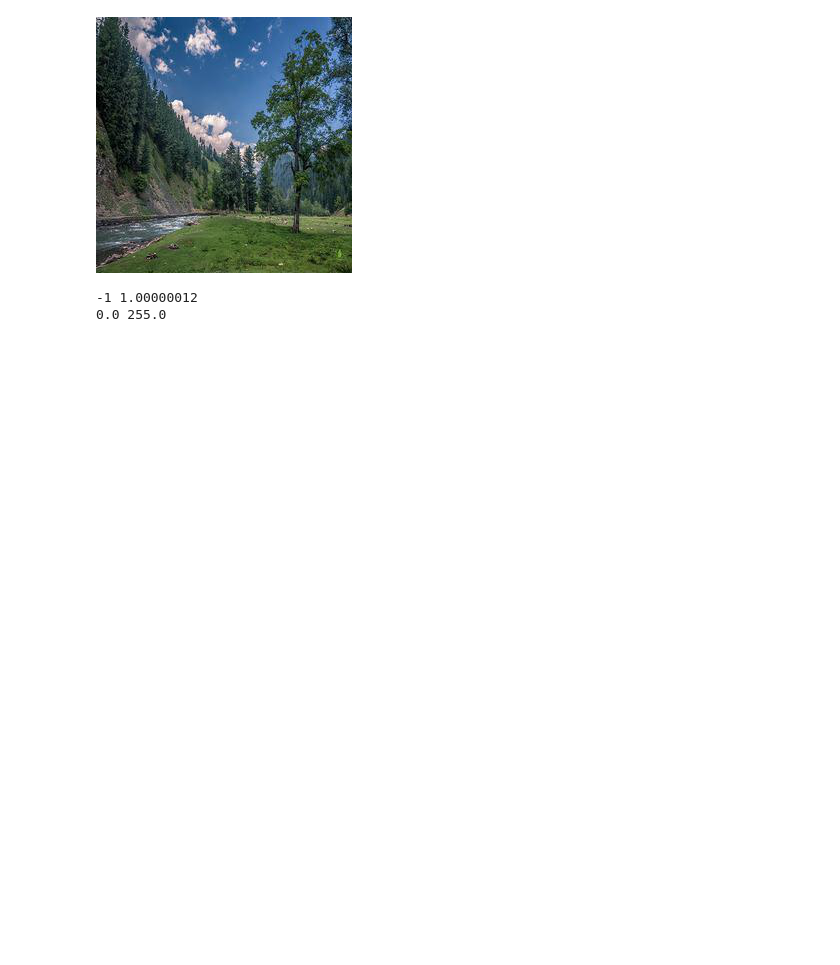
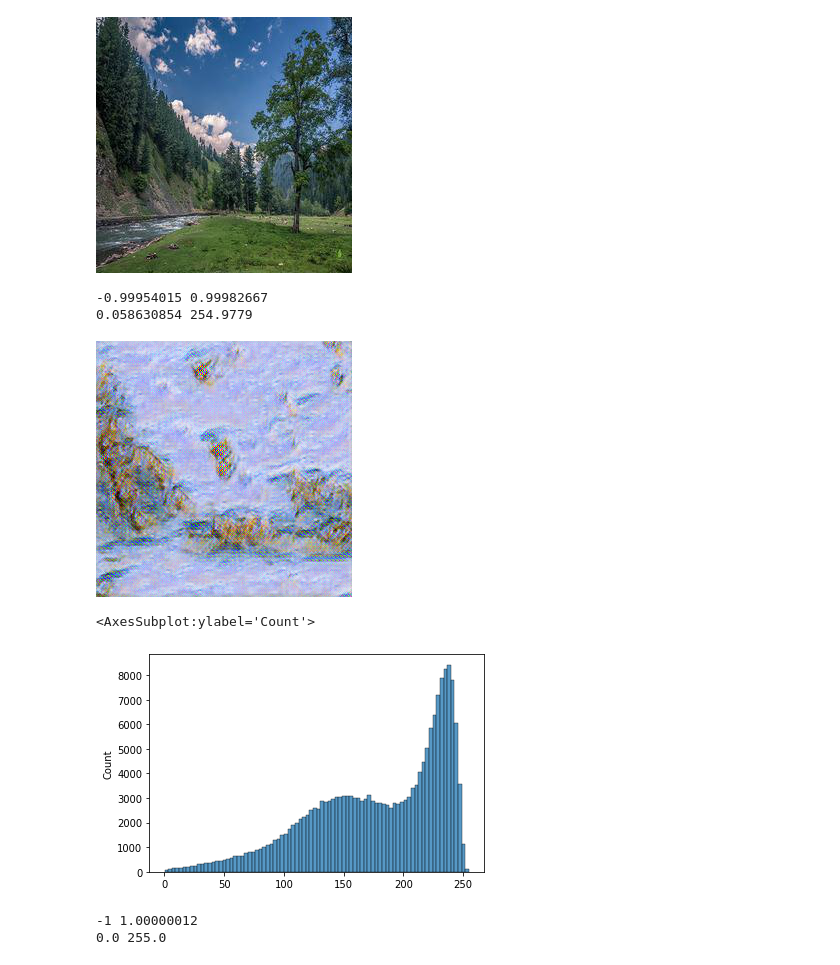
Before and after one commit to phil-hoang/GANs_Code, a Jupyter notebook: experiments/real_time_style_transfer/real_time_style_transfer.ipynb, the cells around one changed output. Drawn from its saved outputs; the diff is of its cells as text; code cells hidden in the pictures; blank space fills up the shorter version.

```diff
--- a/experiments/real_time_style_transfer/real_time_style_transfer.ipynb
+++ b/experiments/real_time_style_transfer/real_time_style_transfer.ipynb
@@ -341,7 +347,7 @@ transform_network = get_uncompiled_model()
 #transform_network = get_test_model()
 
 # Load weights
-transform_network.load_weights("models/853f8d711f_epochs2_batchSize2_testLarge")
+transform_network.load_weights("models/732d76a469_epochs700_batchSize2_testLarge")
 
 
 @tf.function
@@ -425,38 +417,0 @@ Current loss for one batch at step 0: 9127878656.00
-# %%
-#### AUTOMATED  LOOP
-save_epochs = [2,4,7]
-
-optimizer = keras.optimizers.Adam(learning_rate=0.001) # Was: 0.001
-epochs = 700 # TOTAL
-
-
-## Custom training loop from scratch
-
-# Load style image
-print("Loading style image...")
-style_image_name = "853f8d711f" #"732d76a469"
-
-# Load style image as tf.tensor, scaled.
-style_image = get_and_scale_image("../../data/art/monet_jpg/"+style_image_name+".jpg")
-
-for epoch in range(epochs):
-    print("Running epoch %d / %d" %(epoch+1, epochs))
-    for step, img in enumerate(train):
-
-        # Scale image to range [0,1]
-        img = img / 255.0
-
-        loss = compute_loss_and_grads(img, style_image)
-
-        # Print current batch-wise loss
-        if step % 10 == 0:
-            print("Current loss for one batch at step {:.0f}: {:.2f}".format(step, loss))
-            #transform_network.save_weights("models/latest/ckpt")
-
-
-    if epoch+1 in save_epochs:
-        transform_network.save_weights("models/"+style_image_name+"_epochs" +str(epoch+1) + "_batchSize2" + "_testLarge", save_format='h5')
-        print("Saved latest model at epoch", epoch+1)
-
-# Save final model. Format: <style_image>_epochs<numEpochs>_batchSize<numBatchSize>_<dataSet>
-#transform_network.save_weights("models/"+style_image_name+"_epochs10" + "_batchSize1" + "_testLarge", save_format='h5')
@@ -542,6 +477,16 @@ show_image("0cae98323f")
 # %% [output]
 [figure]
 [figure]
+# %%
+test_image = "0cae98323f"
+data = generate_image(test_image, filename="0cae98323f-732d76a469_batchSize2_epochs700")
+sb.histplot(data.reshape(-1))
+# %% [output]
+-0.99954015 0.99982667
+0.058630854 254.9779
+[figure, added]
+<AxesSubplot:ylabel='Count'>
+[figure, added]
 # %%
 # Style: "853f8d711f" Batchsize: 1 Epochs: 200
 test_image = "0cae98323f"
```
Also changed, not shown: parts of 7 cells of this notebook, 1 other file.
